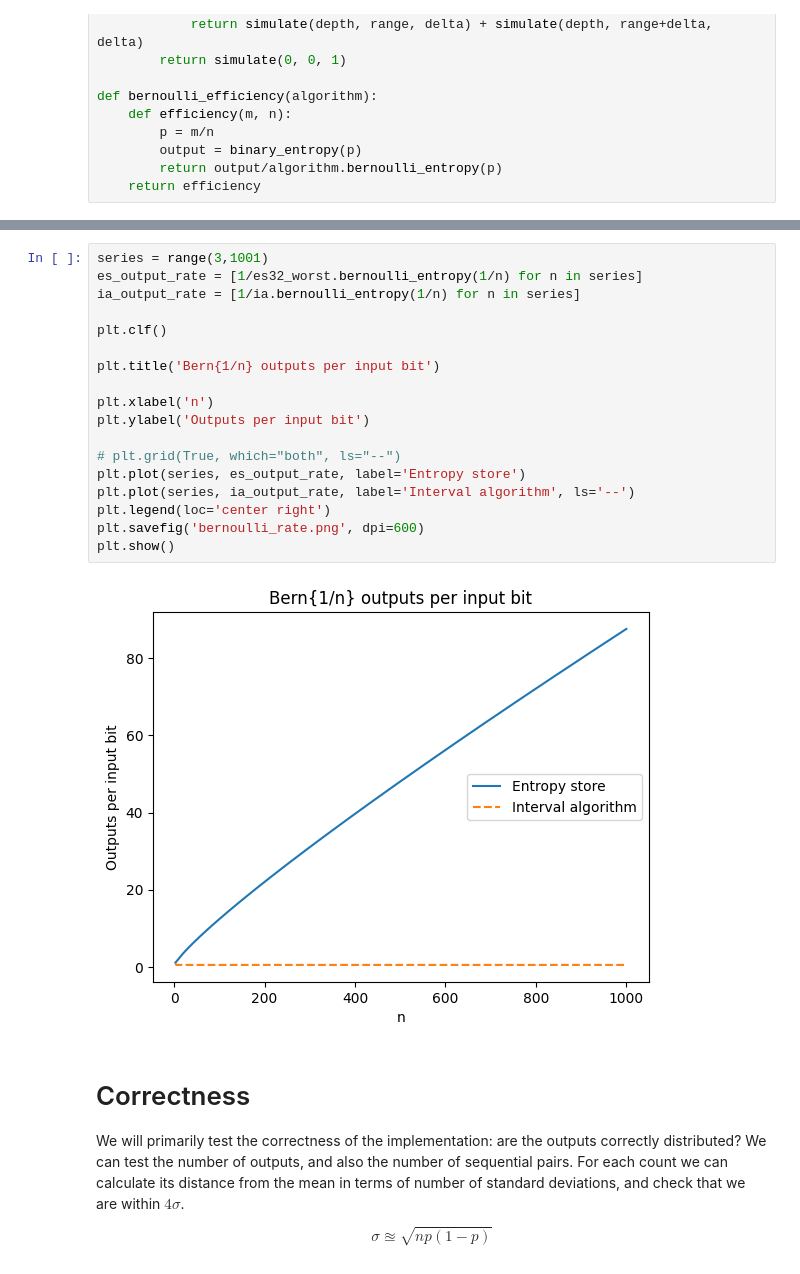
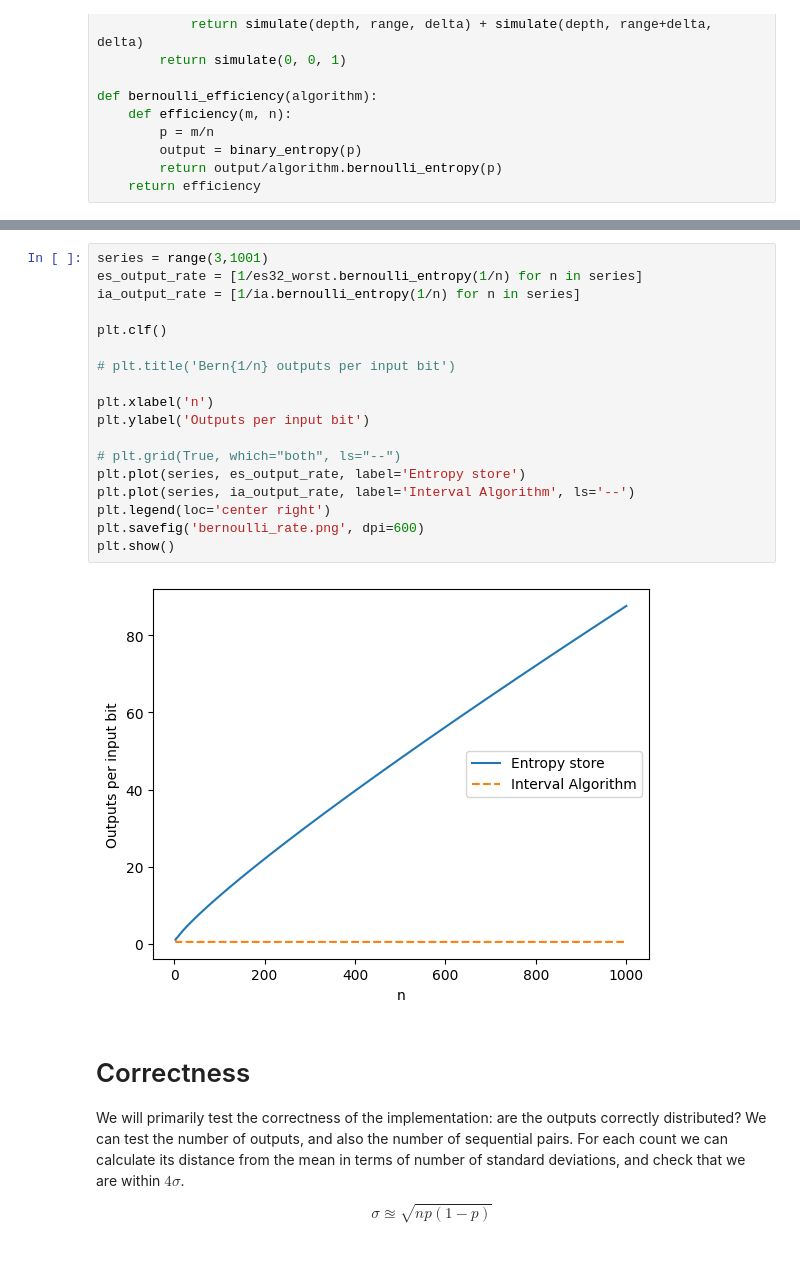
Before and after one commit to calum74/entropy, a Jupyter notebook: paper/reference.ipynb, the cells around one changed output, grey strips where cells are left out. Cells and saved outputs as stored; diff of their text form.

```diff
--- a/paper/reference.ipynb
+++ b/paper/reference.ipynb
@@ -321,23 +321,23 @@ plt.show()
 # %%
 series = range(3,1001)
 es_output_rate = [1/es32_worst.bernoulli_entropy(1/n) for n in series]
 ia_output_rate = [1/ia.bernoulli_entropy(1/n) for n in series]
 
 plt.clf()
 
-plt.title('Bern{1/n} outputs per input bit')
+# plt.title('Bern{1/n} outputs per input bit')
 
 plt.xlabel('n')
 plt.ylabel('Outputs per input bit')
 
 # plt.grid(True, which="both", ls="--")
 plt.plot(series, es_output_rate, label='Entropy store')
-plt.plot(series, ia_output_rate, label='Interval algorithm', ls='--')
+plt.plot(series, ia_output_rate, label='Interval Algorithm', ls='--')
 plt.legend(loc='center right')
 plt.savefig('bernoulli_rate.png', dpi=600)
 plt.show()
 # %% [output]
-[figure, old version]
+[figure, new version]
 # %% [markdown]
 # Correctness
 
```
Also changed, not shown: parts of 8 cells of this notebook, 5 other files.
